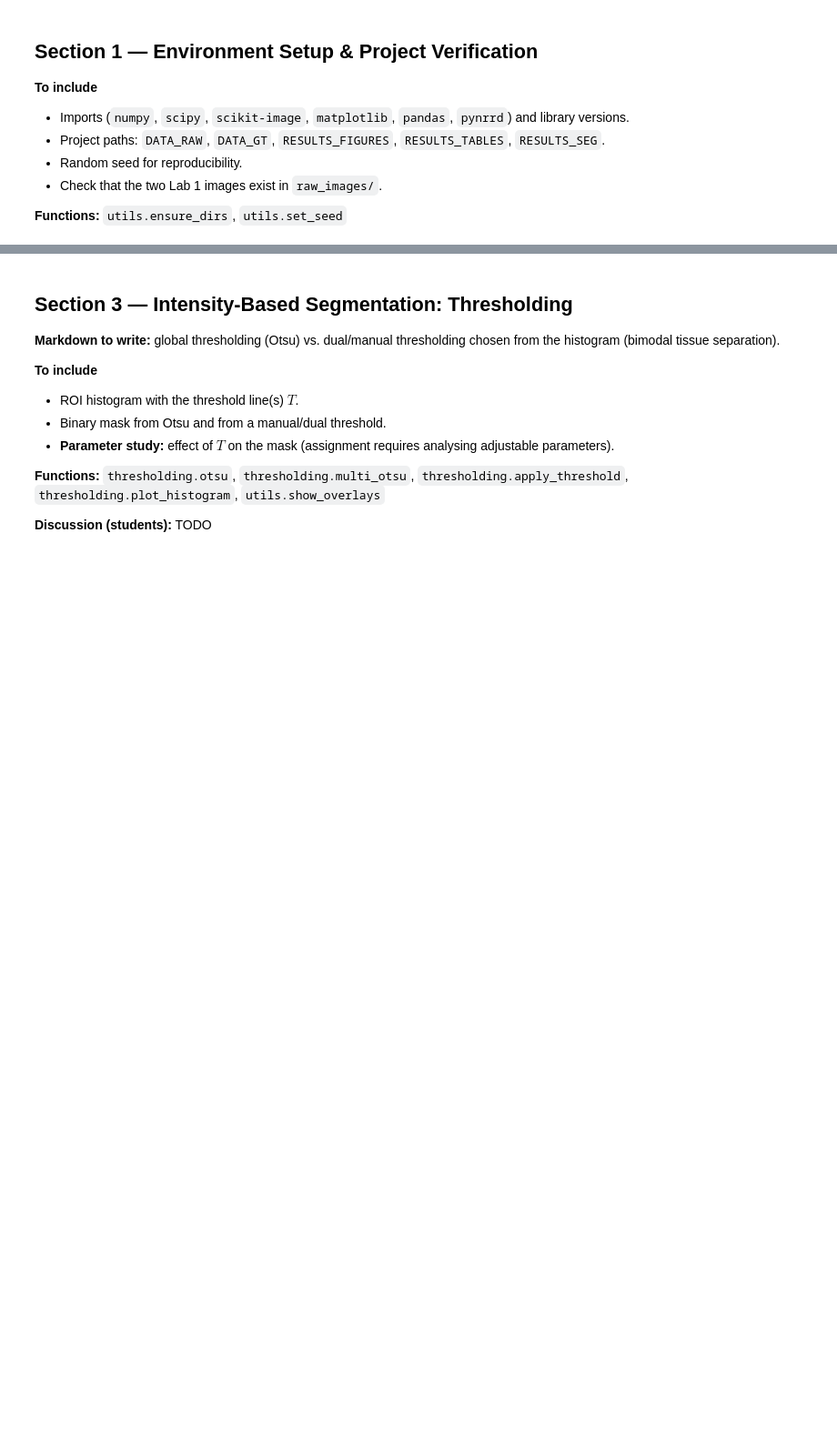
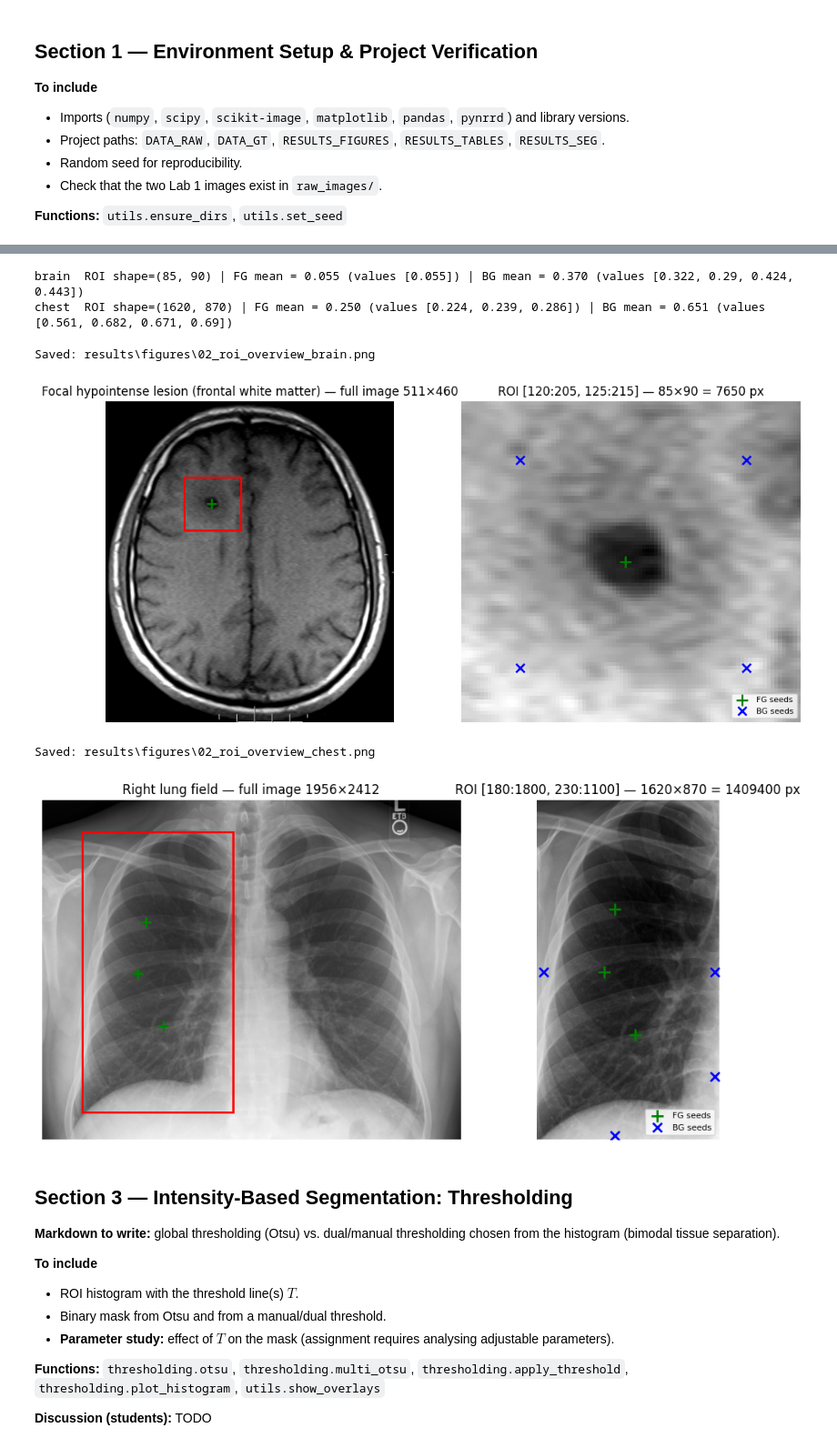
Before and after one commit to cesarrrbl06/LAB2_MIA, a Jupyter notebook: LAB2_MIA/notebooks/LAB_2.ipynb, the cells around one changed output, grey strips where cells are left out. Shown at 91% size. Saved outputs shown, nothing was run; the diff lists cells and outputs as text; code cells hidden in the pictures; blank space fills up the shorter version.

```diff
--- a/LAB2_MIA/notebooks/LAB_2.ipynb
+++ b/LAB2_MIA/notebooks/LAB_2.ipynb
@@ -95,0 +114,11 @@ assert not missing, f"Missing images in {DATA_RAW}: {missing}"
+# %%
+# --- 2.1 Load the two Lab 1 images as 2-D float arrays in [0, 1] -------------------------
+IMAGE_FILES = {
+    "brain": "Brain_MRI_131749_T1.png",
+    "chest": "Chest_Xray_PA_3-8-2010.png",
+}
+images = {key: utils.load_image(fname) for key, fname in IMAGE_FILES.items()}
+
+for key, img in images.items():
+    print(f"{key:6s} {IMAGE_FILES[key]:28s} shape={img.shape}  dtype={img.dtype}  "
+          f"range=[{img.min():.3f}, {img.max():.3f}]  N={img.size} px")
@@ -96,3 +170,35 @@ assert not missing, f"Missing images in {DATA_RAW}: {missing}"
+# %%
+# --- 2.3 Sanity check: intensity at the seeds (FG should differ clearly from BG) ---------
+for key in CASES:
+    roi_img = rois[key]
+    fg_vals = [roi_img[r, c] for r, c in seeds[key]]
+    bg_vals = [roi_img[r, c] for r, c in bg_seeds[key]]
+    print(f"{key:6s} ROI shape={roi_img.shape} | FG mean = {np.mean(fg_vals):.3f} "
+          f"(values {np.round(fg_vals, 3).tolist()}) | BG mean = {np.mean(bg_vals):.3f} "
+          f"(values {np.round(bg_vals, 3).tolist()})")
+# %% [output]
+brain  ROI shape=(85, 90) | FG mean = 0.055 (values [0.055]) | BG mean = 0.370 (values [0.322, 0.29, 0.424, 0.443])
+chest  ROI shape=(1620, 870) | FG mean = 0.250 (values [0.224, 0.239, 0.286]) | BG mean = 0.651 (values [0.561, 0.682, 0.671, 0.69])
+# %%
+# --- 2.4 Comparison figure: full image with the red ROI box vs. cropped ROI (+ seeds) ---
+for i, key in enumerate(CASES):
+    fig = utils.plot_roi_overview(images[key], CASES[key]["roi"], title=CASES[key]["structure"])
+    ax_full, ax_roi = fig.axes
+    ymin, ymax, xmin, xmax = CASES[key]["roi"]
+    fg = np.array(CASES[key]["fg_points"]); bg = np.array(CASES[key]["bg_points"])
+    ax_full.plot(fg[:, 1], fg[:, 0], "g+", markersize=10, markeredgewidth=2)
+    fg_roi = np.array(seeds[key]); bg_roi = np.array(bg_seeds[key])
+    ax_roi.plot(fg_roi[:, 1], fg_roi[:, 0], "g+", markersize=12, markeredgewidth=2, label="FG seeds")
+    ax_roi.plot(bg_roi[:, 1], bg_roi[:, 0], "bx", markersize=8, markeredgewidth=2, label="BG seeds")
+    ax_roi.legend(loc="lower right", fontsize=8)
+    path = utils.save_figure(fig, f"02_roi_overview_{key}.png")
+    print(f"Saved: {path.relative_to(PROJECT_ROOT)}")
+    plt.show()
+# %% [output]
+Saved: results\figures\02_roi_overview_brain.png
+[figure, added]
+Saved: results\figures\02_roi_overview_chest.png
+[figure, added]
 # %% [markdown]
 ## Section 3 — Intensity-Based Segmentation: Thresholding
 
```
Also changed, not shown: parts of 5 cells of this notebook, 1 other file.
